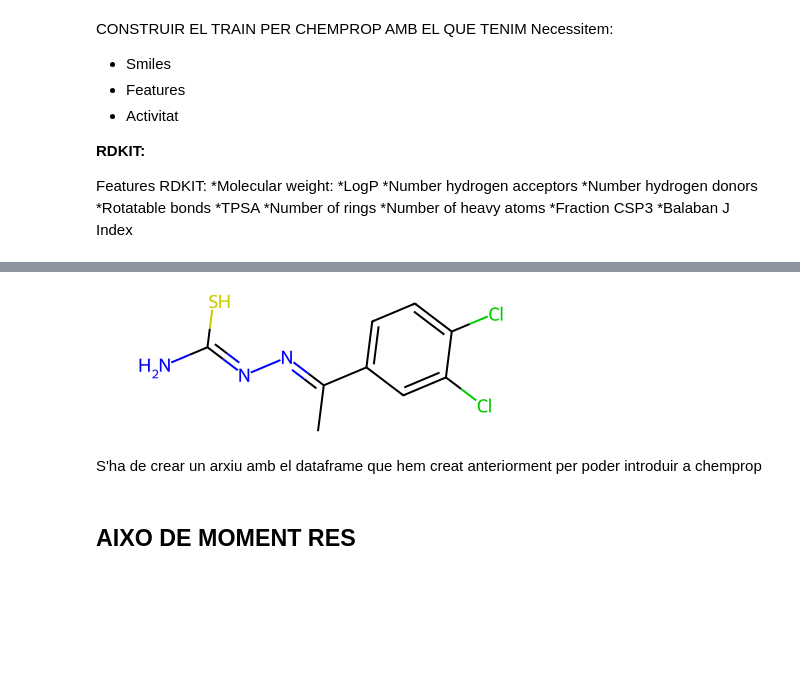
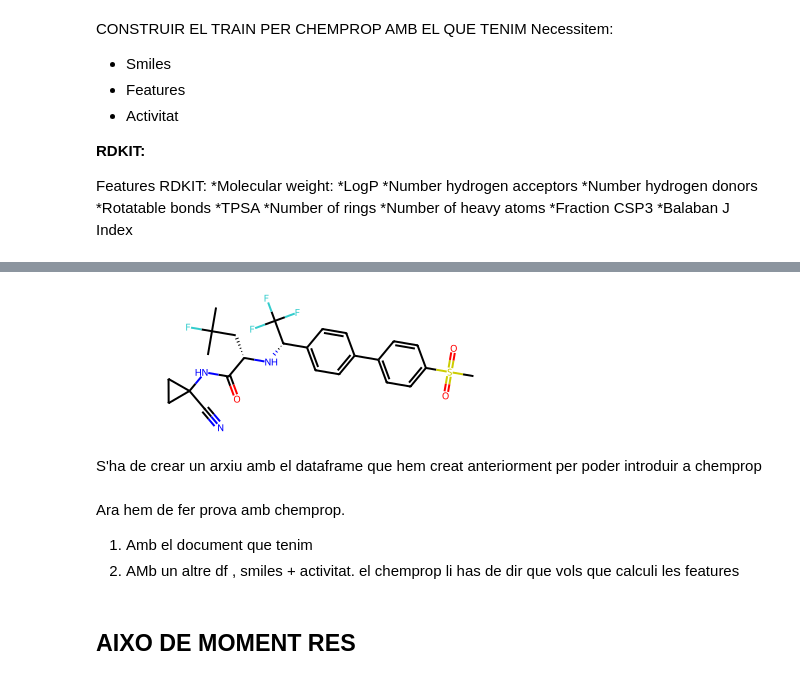
Before and after one commit to Biocomputing-Teaching/Carla-F-TFM, a Jupyter notebook: code/tfm.ipynb, the cells around one changed output, grey strips where cells are left out. Saved outputs shown, nothing was run; the diff lists cells and outputs as text; code cells hidden in the pictures; blank space fills up the shorter version.

Commit message:
train

```diff
--- a/code/tfm.ipynb
+++ b/code/tfm.ipynb
@@ -60,7 +62,7 @@ for mol in database:
     features(mol,data)
 
 #We have a list with information. Creation of a Dataframe:
-df= pd.DataFrame(data,columns=['SMILES','Name','Formula','MW','logP',"H-bond donor","H-bond acceptor","TPSA","Rotatable bonds"])
+df_chemdiv= pd.DataFrame(data,columns=['SMILES','Name','Formula','MW','logP',"H-bond donor","H-bond acceptor","TPSA","Rotatable bonds"])
 # %% [markdown]
 **ANÀLISIS DE LES DADES**
 # %%
@@ -147,7 +149,7 @@ import matplotlib.pyplot as plt
 import seaborn as sns
 
 # Obtener las columnas numéricas del dataframe
-columnas_numericas = df.select_dtypes(include='number').columns
+columnas_numericas = df_chemdiv.select_dtypes(include='number').columns
 
 # Calcular el número de filas y columnas necesarias para los subplots
 num_columnas = len(columnas_numericas)
@@ -163,8 +165,8 @@ colores = sns.color_palette('pastel', n_colors=num_columnas)
 for i, columna in enumerate(columnas_numericas):
     fila = i // 3
     columna_subplot = i % 3
-    axs[fila, columna_subplot].hist(df[columna], bins=10, density=True, alpha=0.7, edgecolor='black', linewidth=0.5, color=colores[i])
-    sns.kdeplot(df[columna], ax=axs[fila, columna_subplot], color=colores[i], linewidth=2.5)
+    axs[fila, columna_subplot].hist(df_chemdiv[columna], bins=10, density=True, alpha=0.7, edgecolor='black', linewidth=0.5, color=colores[i])
+    sns.kdeplot(df_chemdiv[columna], ax=axs[fila, columna_subplot], color=colores[i], linewidth=2.5)
     axs[fila, columna_subplot].set_xlabel('Valores')
     axs[fila, columna_subplot].set_ylabel('Densidad')
     axs[fila, columna_subplot].set_title(f'Histograma y Curva de densidad de {columna}')
@@ -401,0 +526,31 @@ There are 11140 compounds initially identified as active on the known targets. e
+# %%
+import pandas as pd
+from rdkit import Chem
+
+def extract_smiles(smiles_list):
+    extracted_smiles = []
+
+    for smiles in smiles_list:
+        if isinstance(smiles, str) and smiles != 'nan':
+            try:
+                molecule = Chem.MolFromSmiles(smiles)
+                if molecule is not None:
+                    extracted_smiles.append(Chem.MolToSmiles(molecule))
+                else:
+                    extracted_smiles.append('na')
+            except Exception as e:
+
+                pass
+
+    return extracted_smiles
+
+# Obtener la columna 'smiles' como una lista de cadenas de texto
+smiles_list = df_total['smiles'].astype(str).tolist()
+
+extracted_smiles = extract_smiles(smiles_list)
+
+# Crear un nuevo DataFrame con los SMILES extraídos
+df_extracted = pd.DataFrame({'SMILES': extracted_smiles})
+
+# Imprimir los SMILES extraídos
+print(df_extracted)
@@ -401,0 +638,4 @@ There are 11140 compounds initially identified as active on the known targets. e
+# %%
+df_total['smiles'] = df_extracted['SMILES']
+df_total_na = df_total['smiles'].isna().sum()
+print(df_total_na)
@@ -698,8 +986,8 @@ df_train_chemp
 19262 rows × 15 columns
 # %%
 #El que conté mol
-eu = df_train['Smiles'].iloc[0]
+eu = df_train['Smiles'].iloc[19257]
 mol = Chem.MolFromSmiles(eu)
 mol
 # %% [output]
-[figure, old version]
+[figure, new version]
@@ -706,5 +999,9 @@ mol
 # %% [markdown]
 S'ha de crear un arxiu amb el dataframe que hem creat anteriorment per poder introduir a chemprop
+# %% [markdown]
+Ara hem de fer prova amb chemprop.
+1. Amb el document que tenim
+2. AMb un altre df , smiles + activitat. el chemprop li has de dir que vols que calculi les features
 # %% [markdown]
 ## **AIXO DE MOMENT RES**
 # %% [markdown]
```
Also changed, not shown: parts of 35 cells of this notebook, 4 other files.
